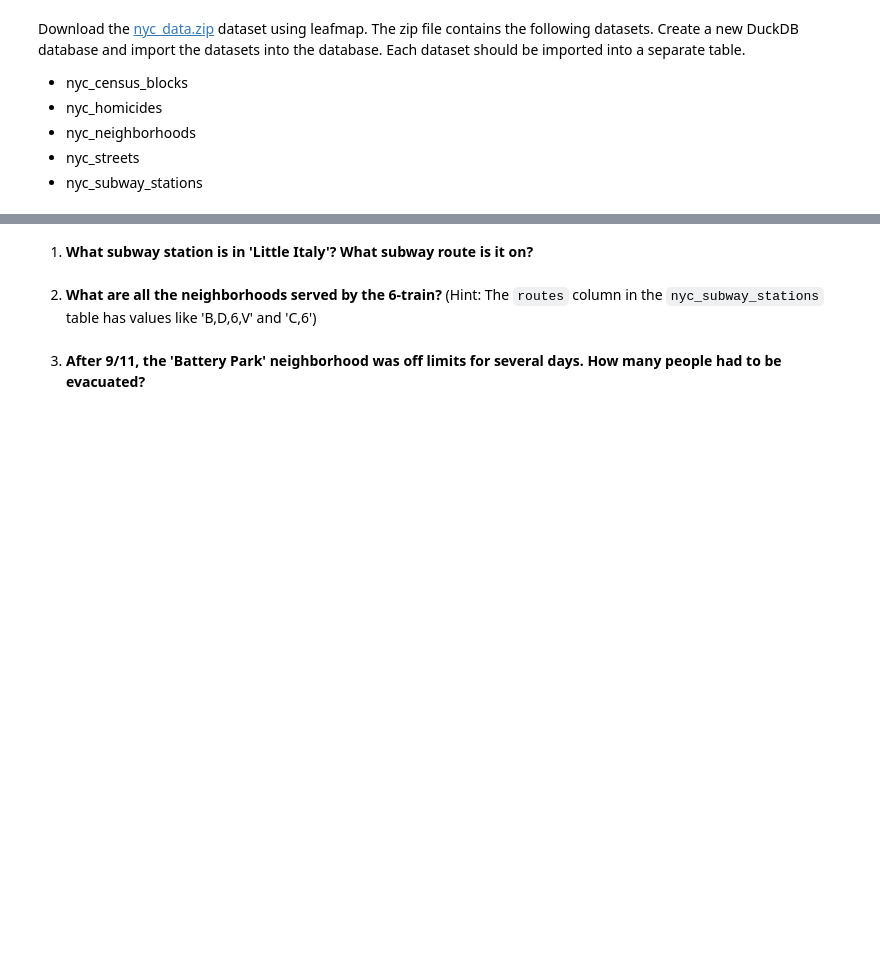
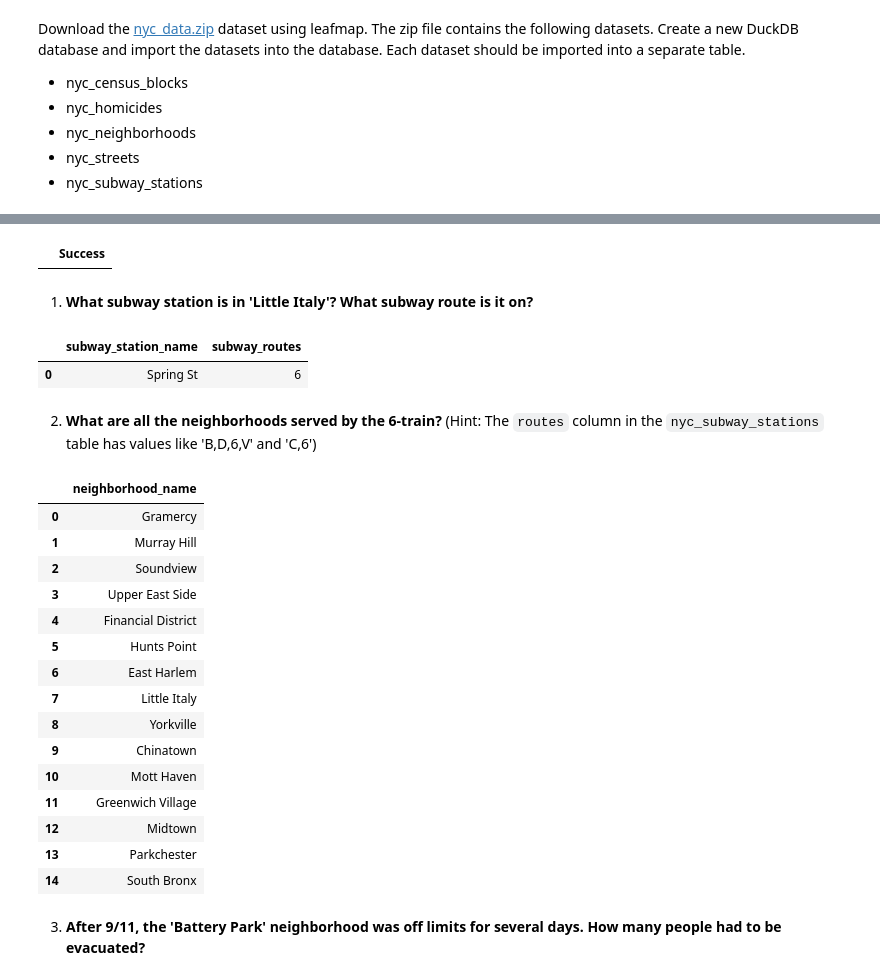
Before and after one commit to lukegbenson/casa0025, a Jupyter notebook: notebooks/W04_postgis2.ipynb, the cells around one changed output, grey strips where cells are left out. Saved outputs shown, nothing was run; the diff lists cells and outputs as text; code cells hidden in the pictures; blank space fills up the shorter version.

```diff
--- a/notebooks/W04_postgis2.ipynb
+++ b/notebooks/W04_postgis2.ipynb
@@ -57,6 +96,49 @@ Download the [nyc_data.zip](https://github.com/opengeos/data/raw/main/duckdb/nyc
+# %%
+%%sql
+
+INSTALL spatial;
+LOAD spatial;
+# %% [output]
+|  | Success |
 # %% [markdown]
 1. **What subway station is in \'Little Italy\'? What subway route is it on?**
+# %%
+%%sql
+
+select s.name subway_station_name, s.routes subway_routes
+from nyc_subway_stations s
+inner join nyc_neighborhoods n
+  on st_intersects(s.geom, n.geom)
+where lower(n.NAME) like '%little italy%'
+# %% [output]
+|  | subway_station_name | subway_routes |
+| 0 | Spring St | 6 |
 # %% [markdown]
 2. **What are all the neighborhoods served by the 6-train?** (Hint: The `routes` column in the `nyc_subway_stations` table has values like \'B,D,6,V\' and \'C,6\')
+# %%
+%%sql
+
+select distinct n.name neighborhood_name
+from nyc_subway_stations s
+inner join nyc_neighborhoods n
+  on st_intersects(s.geom, n.geom)
+where s.routes like '%6%'
+# %% [output]
+|  | neighborhood_name |
+| 0 | Gramercy |
+| 1 | Murray Hill |
+| 2 | Soundview |
+| 3 | Upper East Side |
+| 4 | Financial District |
+| 5 | Hunts Point |
+| 6 | East Harlem |
+| 7 | Little Italy |
+| 8 | Yorkville |
+| 9 | Chinatown |
+| 10 | Mott Haven |
+| 11 | Greenwich Village |
+| 12 | Midtown |
+| 13 | Parkchester |
+| 14 | South Bronx |
 # %% [markdown]
 3. **After 9/11, the \'Battery Park\' neighborhood was off limits for several days. How many people had to be evacuated?**
```
Also changed, not shown: parts of 6 cells of this notebook.
